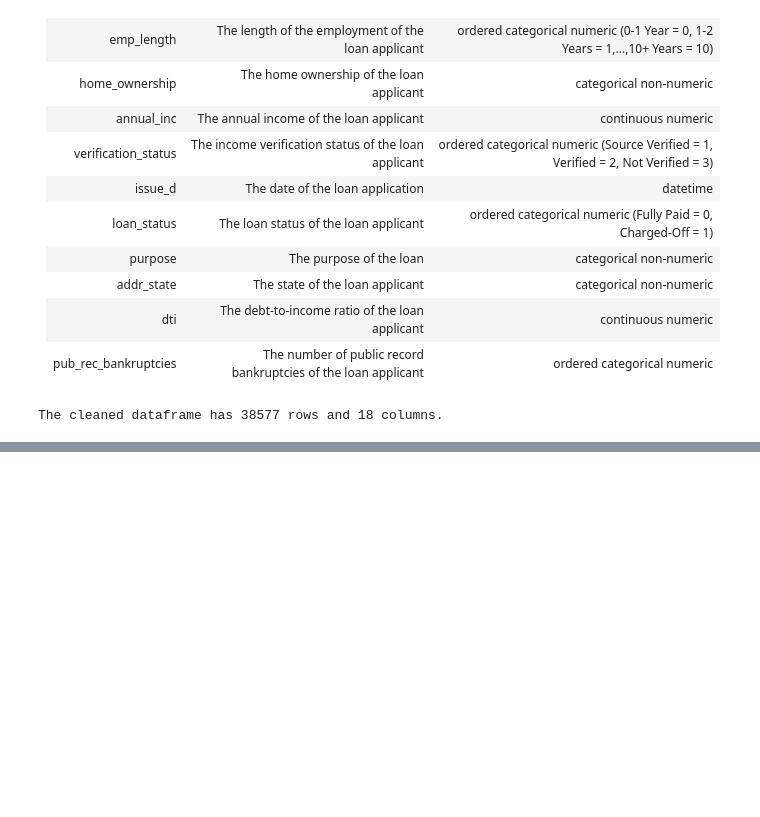
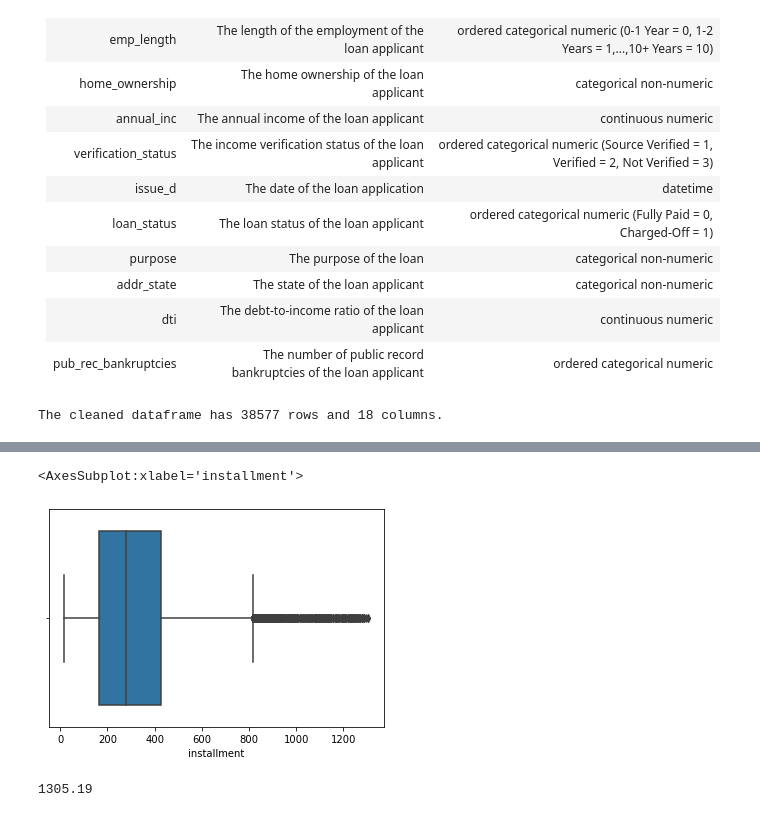
Before and after one commit to vulchinithin/LendingClubCaseStudy, a Jupyter notebook: data_cleaning_final.ipynb, the cells around one changed output, grey strips where cells are left out. Saved outputs shown, nothing was run; the diff lists cells and outputs as text; code cells hidden in the pictures; blank space fills up the shorter version.

```diff
--- a/data_cleaning_final.ipynb
+++ b/data_cleaning_final.ipynb
@@ -922,0 +944,11 @@ plt.show()
+# %%
+# check the installment column
+
+sns.boxplot(df['installment'])
+# %% [output]
+<AxesSubplot:xlabel='installment'>
+[figure, added]
+# %%
+df['installment'].max()
+# %% [output]
+1305.19
```
Also changed, not shown: parts of 42 cells of this notebook.
